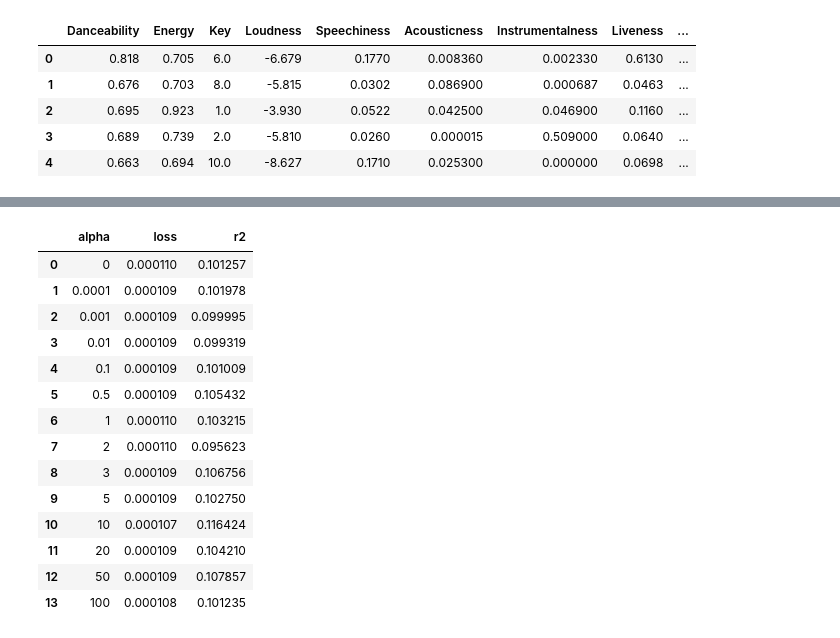
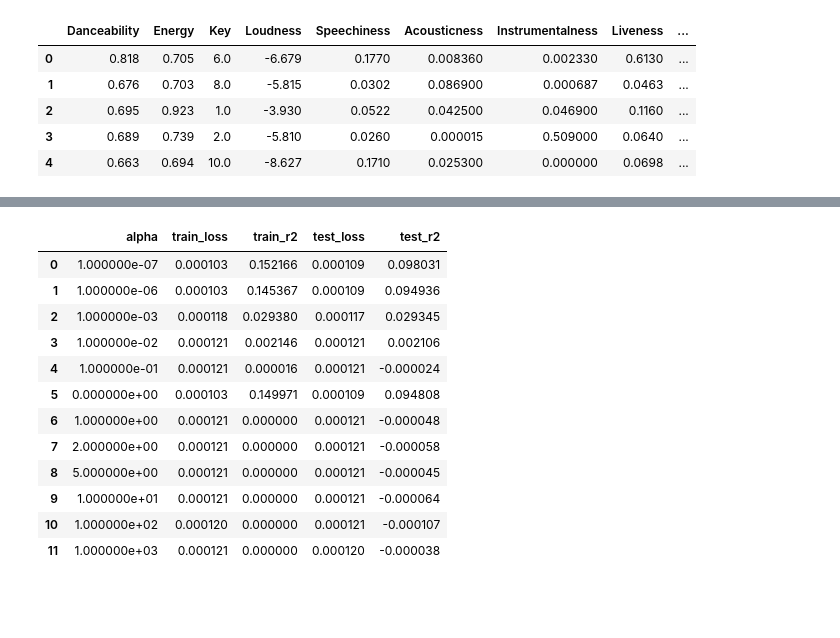
Before and after one commit to NickyDCFP/Machine-Learning-4563-Final-Project, a Jupyter notebook: polyreg.ipynb, the cells around one changed output, grey strips where cells are left out. Cells and saved outputs as stored; diff of their text form; code cells hidden in the pictures; blank space fills up the shorter version.

```diff
--- a/polyreg.ipynb
+++ b/polyreg.ipynb
@@ -125,36 +125,37 @@ def try_regularization_alpha(X, y, alpha):
     poly = PolynomialFeatures(degree=3)
     X_train_poly = poly.fit_transform(X_train_scaled)
     X_test_poly = poly.transform(X_test_scaled)
-    model = Lasso(alpha=alpha)
+    model = Ridge(alpha=alpha)
     model.fit(X_train_poly, y_train)
     y_pred = model.predict(X_test_poly)
+    y_pred_train = model.predict(X_train_poly)
     test_loss = mean_squared_error(y_test, y_pred)
     test_r2 = r2_score(y_test, y_pred)
-    return {'alpha': alpha, 'loss': test_loss, 'r2': test_r2}
+    train_loss = mean_squared_error(y_train, y_pred_train)
+    train_r2 = r2_score(y_train, y_pred_train)
+    return {'alpha': alpha, 'train_loss': train_loss, 'train_r2': train_r2, 'test_loss': test_loss, 'test_r2': test_r2}
 # %%
-cols = ['alpha', 'loss', 'r2']
+cols = ['alpha', 'train_loss', 'train_r2', 'test_loss', 'test_r2']
 error = pd.DataFrame(columns = cols)
-alphas = [0, 0.0001, 0.001, 0.01, 0.1, 0.5, 1, 2, 3, 5, 10, 20, 50, 100]
+alphas = [1e-7, 1e-6, 1e-3, 0.01, 0.1, 0, 1, 2, 5, 10, 100, 1000]
 for alpha in alphas:
     err = try_regularization_alpha(X, y, alpha)
     error = pd.concat([error, pd.DataFrame(err, index=['alpha'])], ignore_index=True)
 error
 # %% [output]
-|  | alpha | loss | r2 |
-| 0 | 0 | 0.000110 | 0.101257 |
-| 1 | 0.0001 | 0.000109 | 0.101978 |
-| 2 | 0.001 | 0.000109 | 0.099995 |
-| 3 | 0.01 | 0.000109 | 0.099319 |
-| 4 | 0.1 | 0.000109 | 0.101009 |
-| 5 | 0.5 | 0.000109 | 0.105432 |
-| 6 | 1 | 0.000110 | 0.103215 |
-| 7 | 2 | 0.000110 | 0.095623 |
-| 8 | 3 | 0.000109 | 0.106756 |
-| 9 | 5 | 0.000109 | 0.102750 |
-| 10 | 10 | 0.000107 | 0.116424 |
-| 11 | 20 | 0.000109 | 0.104210 |
-| 12 | 50 | 0.000109 | 0.107857 |
-| 13 | 100 | 0.000108 | 0.101235 |
+|  | alpha | train_loss | train_r2 | test_loss | test_r2 |
+| 0 | 1.000000e-07 | 0.000103 | 0.152166 | 0.000109 | 0.098031 |
+| 1 | 1.000000e-06 | 0.000103 | 0.145367 | 0.000109 | 0.094936 |
+| 2 | 1.000000e-03 | 0.000118 | 0.029380 | 0.000117 | 0.029345 |
+| 3 | 1.000000e-02 | 0.000121 | 0.002146 | 0.000121 | 0.002106 |
+| 4 | 1.000000e-01 | 0.000121 | 0.000016 | 0.000121 | -0.000024 |
+| 5 | 0.000000e+00 | 0.000103 | 0.149971 | 0.000109 | 0.094808 |
+| 6 | 1.000000e+00 | 0.000121 | 0.000000 | 0.000121 | -0.000048 |
+| 7 | 2.000000e+00 | 0.000121 | 0.000000 | 0.000121 | -0.000058 |
+| 8 | 5.000000e+00 | 0.000121 | 0.000000 | 0.000121 | -0.000045 |
+| 9 | 1.000000e+01 | 0.000121 | 0.000000 | 0.000121 | -0.000064 |
+| 10 | 1.000000e+02 | 0.000120 | 0.000000 | 0.000121 | -0.000107 |
+| 11 | 1.000000e+03 | 0.000121 | 0.000000 | 0.000120 | -0.000038 |
 # %%
 plt.figure()
 plt.plot(error['alpha'], error['loss'], label='Test MSE')
```
Also changed, not shown: parts of 7 cells of this notebook, 1 other file.
